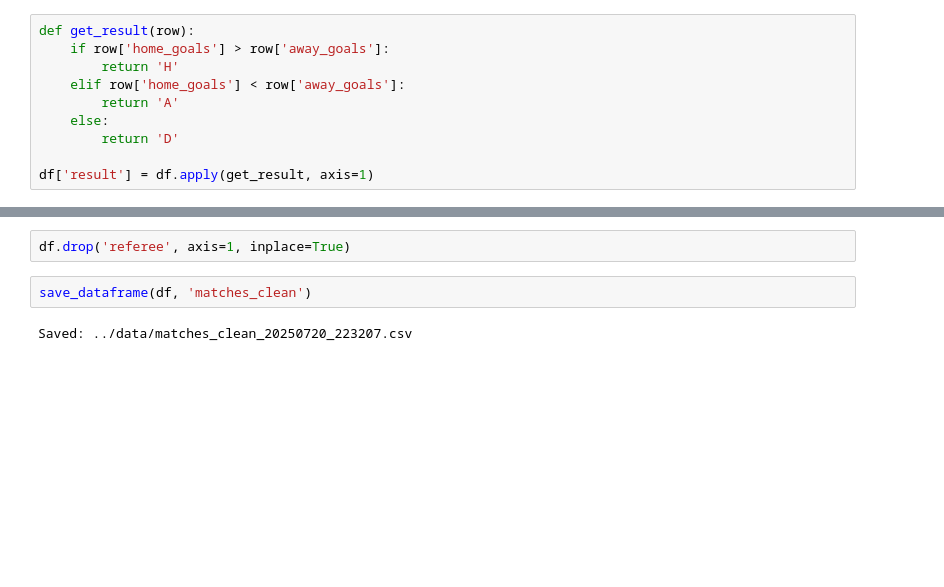
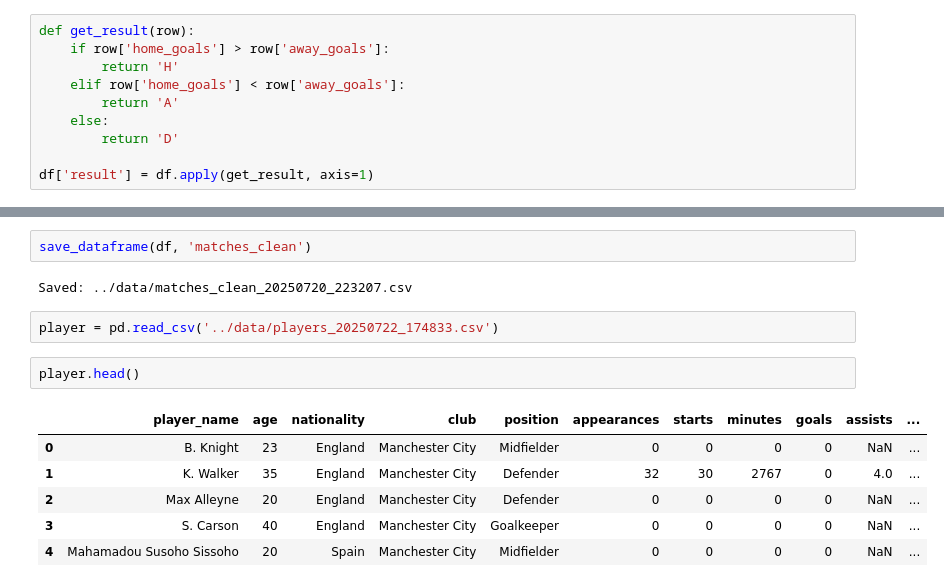
Before and after one commit to EmmaChris50/premierleague-stats-tracker, a Jupyter notebook: notebooks/fetch_football_data.ipynb, the cells around one changed output, grey strips where cells are left out. Saved outputs shown, nothing was run; the diff lists cells and outputs as text; blank space fills up the shorter version.

```diff
--- a/notebooks/fetch_football_data.ipynb
+++ b/notebooks/fetch_football_data.ipynb
@@ -300,9 +336,18 @@ df.head()
 | 2 | 435945 | 2023-08-12 14:00:00+00:00 | FINISHED | 1 | REGULAR_SEASON | AFC Bournemouth | West Ham United FC | 1 | 1 | ... |
 | 3 | 435946 | 2023-08-12 14:00:00+00:00 | FINISHED | 1 | REGULAR_SEASON | Brighton & Hove Albion FC | Luton Town FC | 4 | 1 | ... |
 | 4 | 435947 | 2023-08-12 14:00:00+00:00 | FINISHED | 1 | REGULAR_SEASON | Everton FC | Fulham FC | 0 | 1 | ... |
-# %%
-df.drop('referee', axis=1, inplace=True)
 # %%
 save_dataframe(df, 'matches_clean')
 # %% [output]
 Saved: ../data/matches_clean_20250720_223207.csv
+# %%
+player = pd.read_csv('../data/players_20250722_174833.csv')
+# %%
+player.head()
+# %% [output]
+|  | player_name | age | nationality | club | position | appearances | starts | minutes | goals | assists | ... |
+| 0 | B. Knight | 23 | England | Manchester City | Midfielder | 0 | 0 | 0 | 0 | NaN | ... |
+| 1 | K. Walker | 35 | England | Manchester City | Defender | 32 | 30 | 2767 | 0 | 4.0 | ... |
+| 2 | Max Alleyne | 20 | England | Manchester City | Defender | 0 | 0 | 0 | 0 | NaN | ... |
+| 3 | S. Carson | 40 | England | Manchester City | Goalkeeper | 0 | 0 | 0 | 0 | NaN | ... |
+| 4 | Mahamadou Susoho Sissoho | 20 | Spain | Manchester City | Midfielder | 0 | 0 | 0 | 0 | NaN | ... |
```
Also changed, not shown: parts of 32 cells of this notebook, 9 other files.
